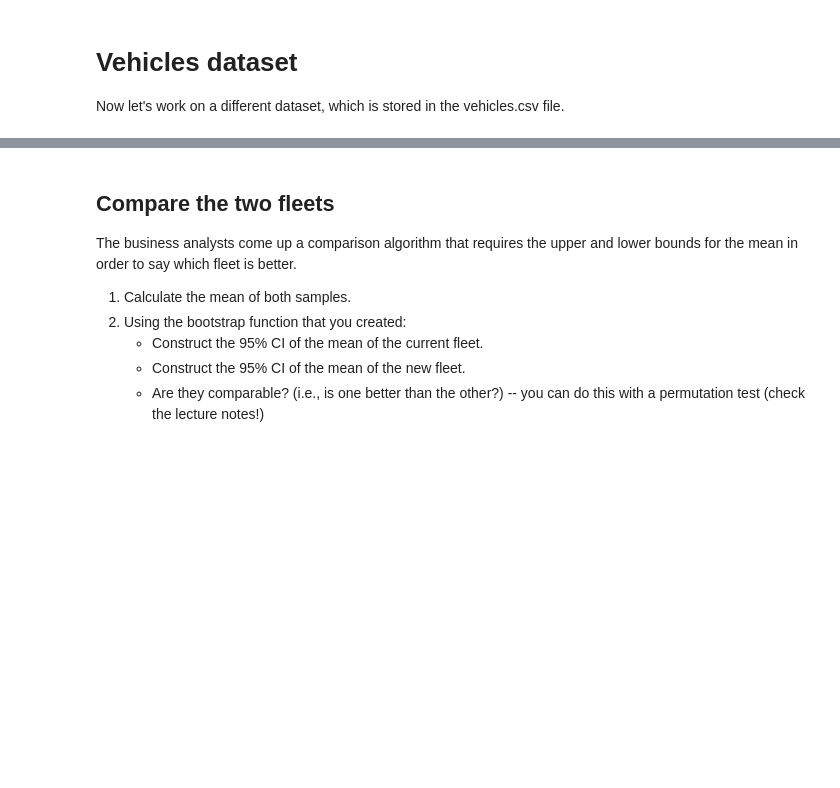
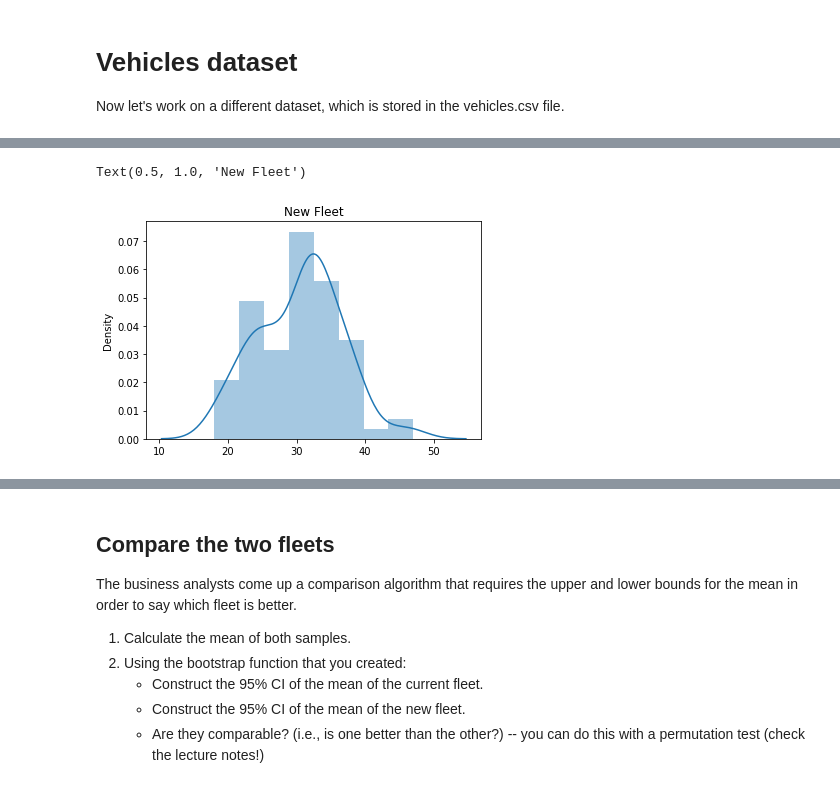
Before and after one commit to heerakesavan/CE888-Data-Science-and-Decision-making, a Jupyter notebook: Lab2/Lab_2_bootstrap_Heera.ipynb, the cells around one changed output, grey strips where cells are left out. Saved outputs shown, nothing was run; the diff lists cells and outputs as text; code cells hidden in the pictures; blank space fills up the shorter version.

```diff
--- a/Lab2/Lab_2_bootstrap_Heera.ipynb
+++ b/Lab2/Lab_2_bootstrap_Heera.ipynb
@@ -122,0 +143,6 @@ dfv.head()
+# %%
+ax2 =sns.distplot(x=dfv["New Fleet"])
+ax2.set_title("New Fleet")
+# %% [output]
+Text(0.5, 1.0, 'New Fleet')
+[figure, added]
```
Also changed, not shown: parts of 35 cells of this notebook.
